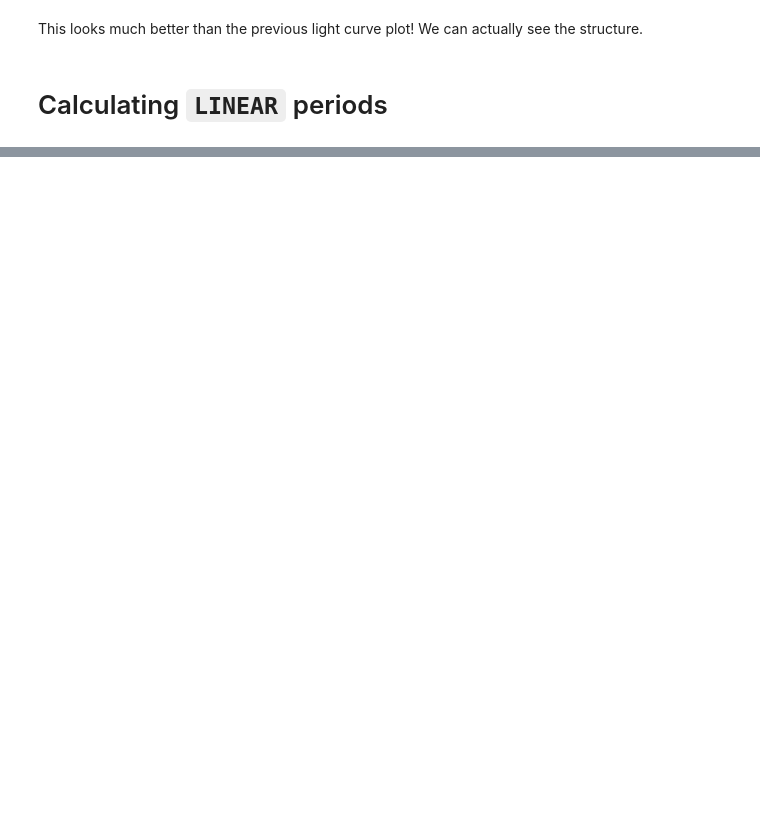
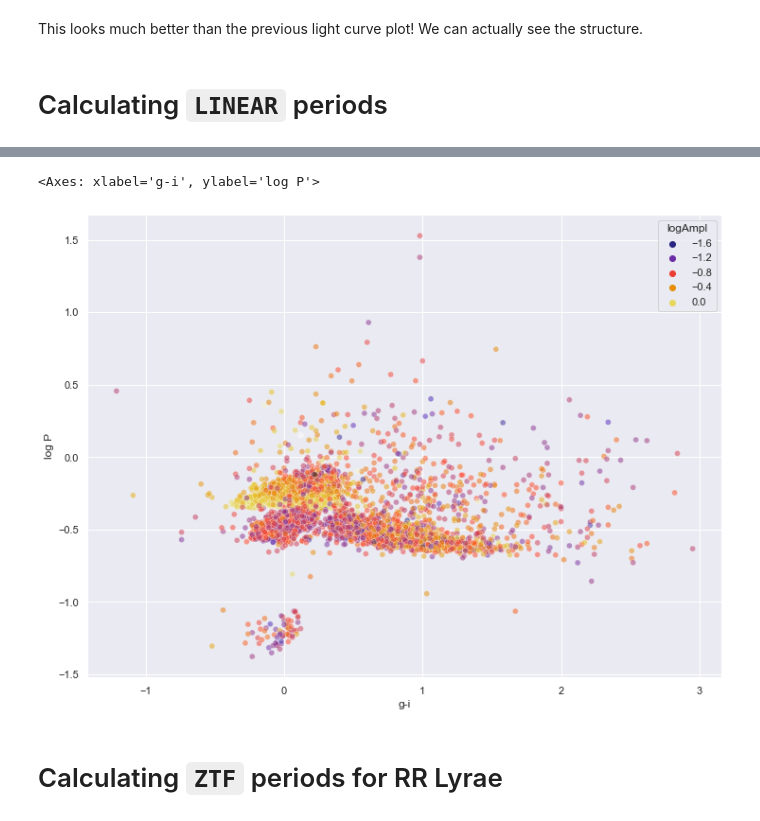
Before and after one commit to emadonev/var_stars, a Jupyter notebook: nbs/03_Analysis_of_light_curve_periods.ipynb, the cells around one changed output, grey strips where cells are left out. Drawn from its saved outputs; the diff is of its cells as text; code cells hidden in the pictures; blank space fills up the shorter version.

```diff
--- a/nbs/03_Analysis_of_light_curve_periods.ipynb
+++ b/nbs/03_Analysis_of_light_curve_periods.ipynb
@@ -395,0 +292,10 @@ ax.invert_yaxis()
+# %%
+fig,ax = plt.subplots(1,1,figsize=(12,9))
+ax.set_xlabel('g-i')
+ax.set_ylabel('log P')
+sns.scatterplot(LINEAR_periods, x='gi', y='logP', hue='logAmpl', palette='CMRmap',alpha=0.5)
+# %% [output]
+<Axes: xlabel='g-i', ylabel='log P'>
+[figure, added]
+# %% [markdown]
+# Calculating `ZTF` periods for RR Lyrae
```
Also changed, not shown: parts of 81 cells of this notebook, 4 other files.
